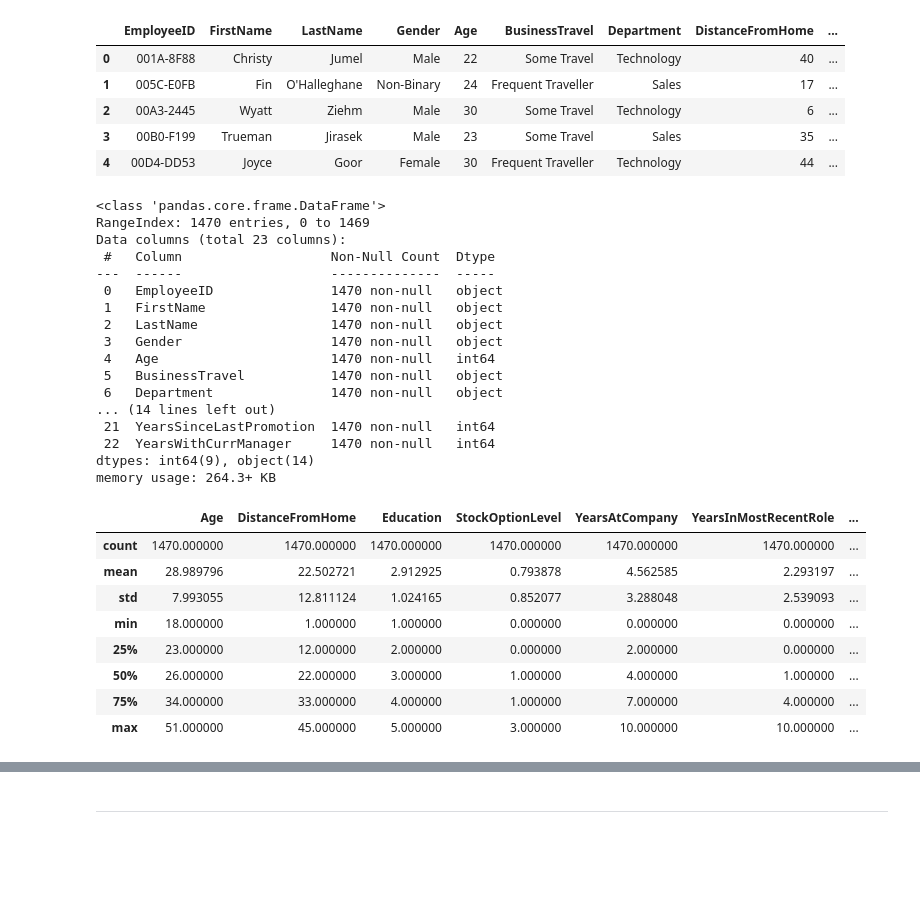
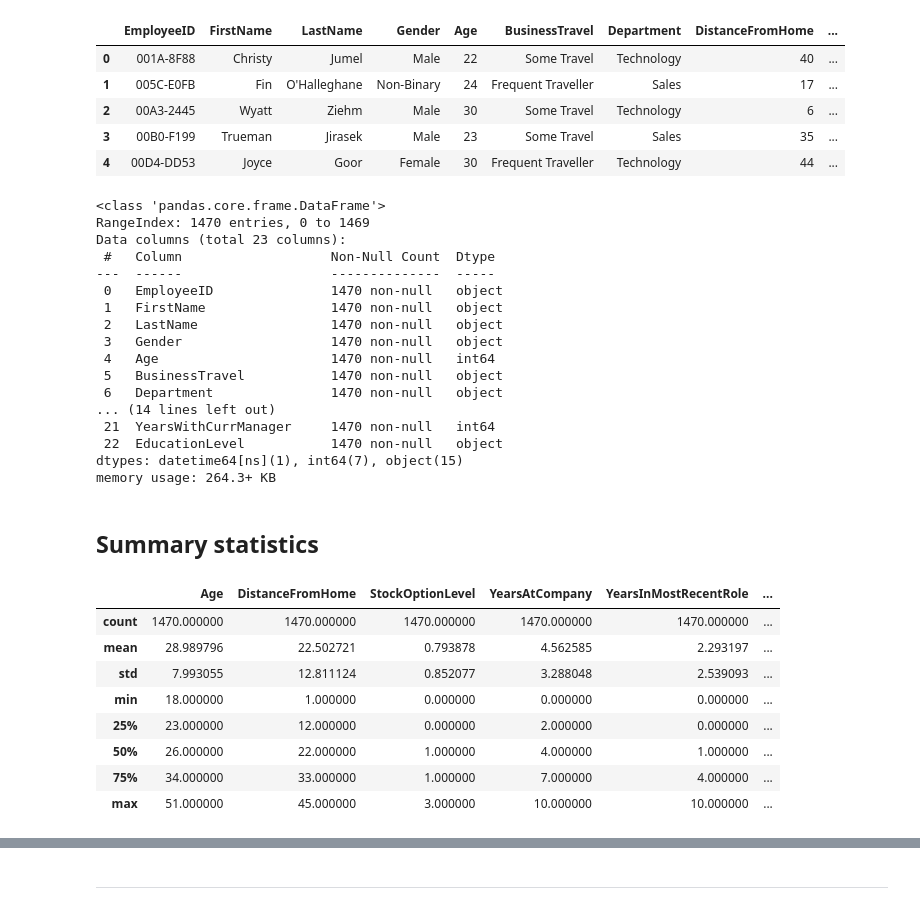
Before and after one commit to 1145267383/HR_Project, a Jupyter notebook: 02-DEA_Questions/01-Python_DEA.ipynb, the cells around one changed output, grey strips where cells are left out. Drawn from its saved outputs; the diff is of its cells as text; code cells hidden in the pictures; blank space fills up the shorter version.

```diff
--- a/02-DEA_Questions/01-Python_DEA.ipynb
+++ b/02-DEA_Questions/01-Python_DEA.ipynb
@@ -87,6 +109,8 @@ Connection successful!
 | 2 | 00A3-2445 | Wyatt | Ziehm | Male | 30 | Some Travel | Technology | 6 | ... |
 | 3 | 00B0-F199 | Trueman | Jirasek | Male | 23 | Some Travel | Sales | 35 | ... |
 | 4 | 00D4-DD53 | Joyce | Goor | Female | 30 | Frequent Traveller | Technology | 44 | ... |
+# %%
+employees["HireDate"]=pd.to_datetime(employees["HireDate"], format='%Y-%m-%d', errors='coerce')
 # %%
 # Display employees data information
 employees.info()
@@ -104,20 +128,48 @@ Data columns (total 23 columns):
  5   BusinessTravel           1470 non-null   object
  6   Department               1470 non-null   object
 ... (14 lines left out)
- 21  YearsSinceLastPromotion  1470 non-null   int64
- 22  YearsWithCurrManager     1470 non-null   int64
-dtypes: int64(9), object(14)
+ 21  YearsWithCurrManager     1470 non-null   int64
+ 22  EducationLevel           1470 non-null   object
+dtypes: datetime64[ns](1), int64(7), object(15)
 memory usage: 264.3+ KB
+# %% [markdown]
+
+## Summary statistics
+# %%
+numeric_employees = [
+    "Age",
+    "DistanceFromHome",
+    "Salary",
+    "StockOptionLevel",
+    "OverTime",
+    "YearsAtCompany",
+    "YearsInMostRecentRole",
+    "YearsSinceLastPromotion",
+    "YearsWithCurrManager"
+]
+
+categorical_employees =[
+    "Gender",
+    "BusinessTravel",
+    "Department",
+    "State",
+    "Ethnicity",
+    "EducationField",
+    "JobRole",
+    "MaritalStatus",
+    "Attrition",
+    "EducationLevel"
+]
 # %%
-# Summary statistics
-employees.describe()
+# Summary statistics of numeric
+employees[numeric_employees].describe()
 # %% [output]
-|  | Age | DistanceFromHome | Education | StockOptionLevel | YearsAtCompany | YearsInMostRecentRole | ... |
-| count | 1470.000000 | 1470.000000 | 1470.000000 | 1470.000000 | 1470.000000 | 1470.000000 | ... |
-| mean | 28.989796 | 22.502721 | 2.912925 | 0.793878 | 4.562585 | 2.293197 | ... |
-| std | 7.993055 | 12.811124 | 1.024165 | 0.852077 | 3.288048 | 2.539093 | ... |
-| min | 18.000000 | 1.000000 | 1.000000 | 0.000000 | 0.000000 | 0.000000 | ... |
-| 25% | 23.000000 | 12.000000 | 2.000000 | 0.000000 | 2.000000 | 0.000000 | ... |
-| 50% | 26.000000 | 22.000000 | 3.000000 | 1.000000 | 4.000000 | 1.000000 | ... |
-| 75% | 34.000000 | 33.000000 | 4.000000 | 1.000000 | 7.000000 | 4.000000 | ... |
-| max | 51.000000 | 45.000000 | 5.000000 | 3.000000 | 10.000000 | 10.000000 | ... |
+|  | Age | DistanceFromHome | StockOptionLevel | YearsAtCompany | YearsInMostRecentRole | ... |
+| count | 1470.000000 | 1470.000000 | 1470.000000 | 1470.000000 | 1470.000000 | ... |
+| mean | 28.989796 | 22.502721 | 0.793878 | 4.562585 | 2.293197 | ... |
+| std | 7.993055 | 12.811124 | 0.852077 | 3.288048 | 2.539093 | ... |
+| min | 18.000000 | 1.000000 | 0.000000 | 0.000000 | 0.000000 | ... |
+| 25% | 23.000000 | 12.000000 | 0.000000 | 2.000000 | 0.000000 | ... |
+| 50% | 26.000000 | 22.000000 | 1.000000 | 4.000000 | 1.000000 | ... |
+| 75% | 34.000000 | 33.000000 | 1.000000 | 7.000000 | 4.000000 | ... |
+| max | 51.000000 | 45.000000 | 3.000000 | 10.000000 | 10.000000 | ... |
```
Also changed, not shown: parts of 20 cells of this notebook, 1 other file.
